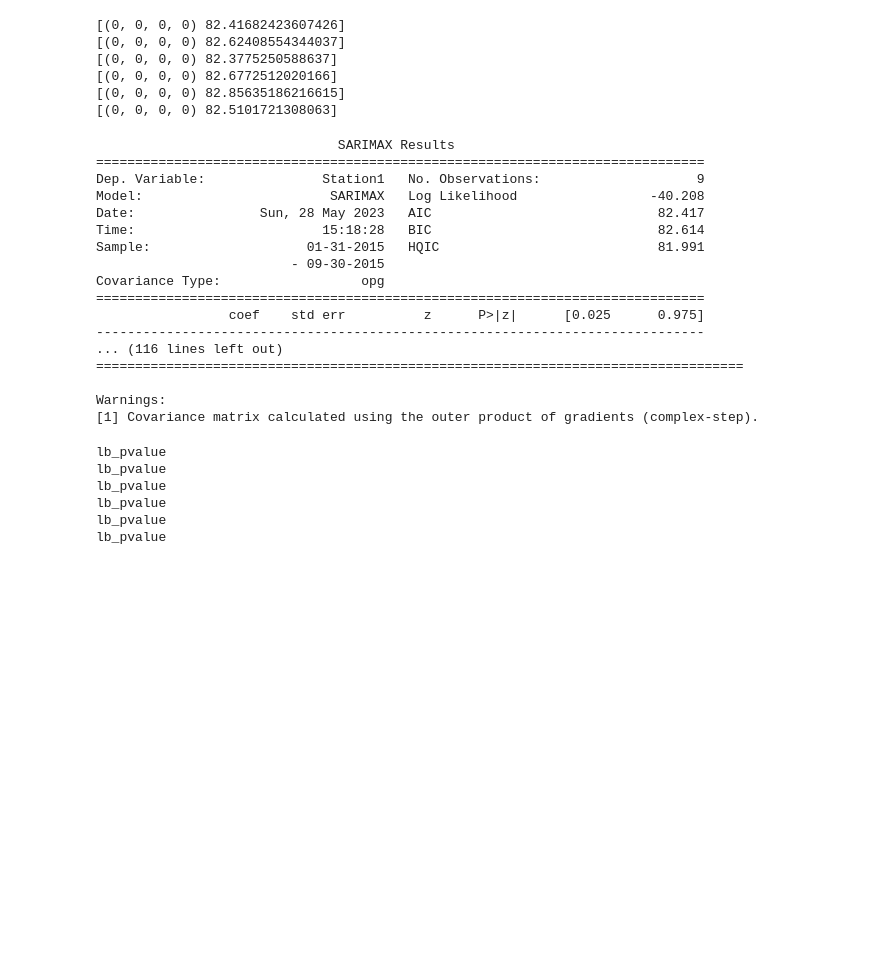
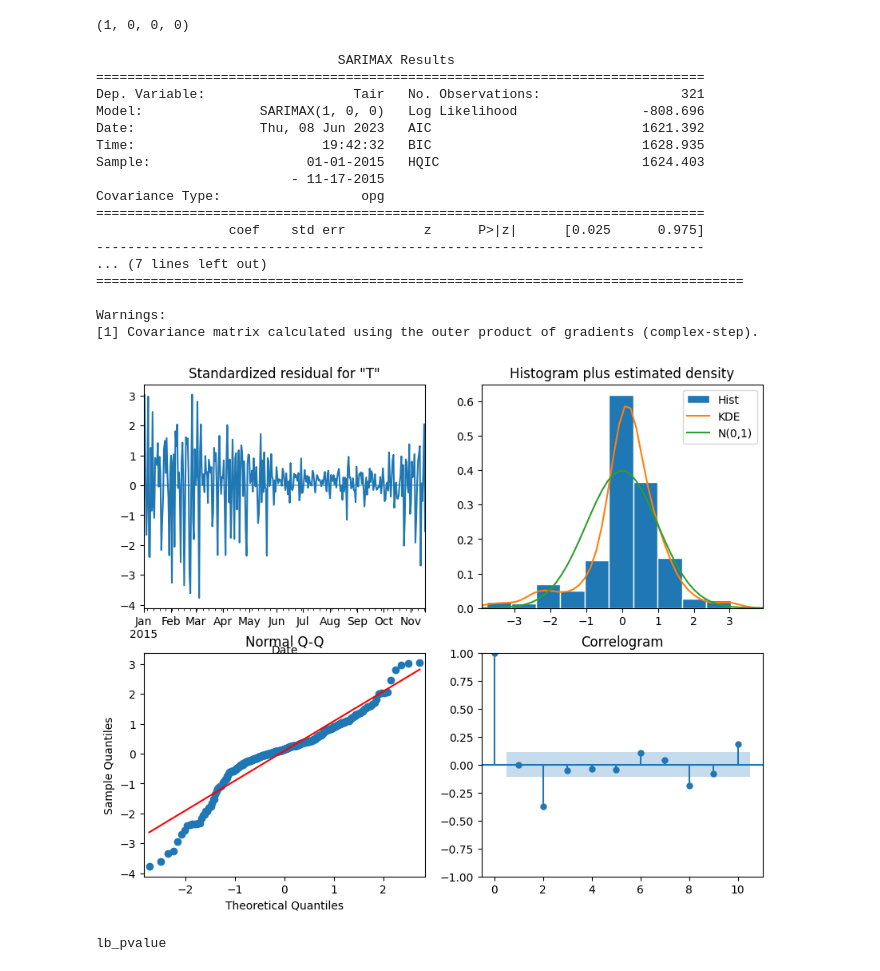
Before and after one commit to kiat/tx-soil-moisture, a Jupyter notebook: notebook/Tair-SARIMA-Model(Unfinished).ipynb, the cells around one changed output. Saved outputs shown, nothing was run; the diff lists cells and outputs as text; code cells hidden in the pictures; blank space fills up the shorter version.

```diff
--- a/notebook/Tair-SARIMA-Model(Unfinished).ipynb
+++ b/notebook/Tair-SARIMA-Model(Unfinished).ipynb
@@ -199,10 +263,10 @@ def optimize_SARIMAX(endog: Union[pd.Series, list], exog: Union[pd.Series, list]
 # %%
 # Define range of values for p, q, P, and Q
 
-ps= range(0, 1, 1)
-qs= range(0, 1, 1)
-Ps= range(0, 1, 1)
-Qs= range(0, 1, 1)
+ps= range(0, 2, 1)
+qs= range(0, 2, 1)
+Ps= range(0, 2, 1)
+Qs= range(0, 2, 1)
 
 # Create list of all unique combinations
 order_list = list(product(ps, qs, Ps, Qs))
@@ -212,8 +276,10 @@ d=0
 D=0
 s=12
 # %%
-SARIMA_result_df_list=[]
+
 
 # Find the (p, d, q) (P, D, Q)m comination with the lowest AIC
-for i, train in enumerate(train_list):
-    SARIMA_result_df_list.append(optimize_SARIMAX(train, None, order_list, d, D, s))
+SARIMA_result = {}
+for feat in sample_feature_dfs.keys():
+    SARIMA_result[feat] = (optimize_SARIMAX(train[feat], None, order_list, d, D, s))
+SARIMA_result['Tair']
@@ -220,66 +304,45 @@ for i, train in enumerate(train_list):
 # %%
 optimal_parameters=[]
-for station in SARIMA_result_df_list:
-    result_array=station.to_numpy()
-    optimal_parameters.append(result_array[0])
-    print(result_array[0])
+result_array=SARIMA_result['Tair']['(p, q, P, Q)']
+result_array[0]
 # %% [output]
-[(0, 0, 0, 0) 82.41682423607426]
-[(0, 0, 0, 0) 82.62408554344037]
-[(0, 0, 0, 0) 82.3775250588637]
-[(0, 0, 0, 0) 82.6772512020166]
-[(0, 0, 0, 0) 82.85635186216615]
-[(0, 0, 0, 0) 82.5101721308063]
+(1, 0, 0, 0)
 # %%
-SARIMA_model_fit_array=[]
 # Fit optimal model to study its residuals
-for i, train in enumerate(train_list):
-    SARIMA_model = SARIMAX(train, order=(result_array[0][0][0], 0, result_array[0][0][1]), seasonal_order = (result_array[0][0][2], 0, result_array[0][0][3], 12))
-    SARIMA_model_fit_array.append(SARIMA_model.fit(disp=False))
-    print(SARIMA_model_fit_array[i].summary())
+
+SARIMA_model = SARIMAX(train, order=(result_array[0][0], 0, result_array[0][1]), seasonal_order = (result_array[0][2], 0, result_array[0][3], 12), enforce_invertibility=False)
+SARIMA_model_fit = SARIMA_model.fit(disp=False)
+print(SARIMA_model_fit.summary())
 # %% [output]
                                SARIMAX Results
 ==============================================================================
-Dep. Variable:               Station1   No. Observations:                    9
-Model:                        SARIMAX   Log Likelihood                 -40.208
-Date:                Sun, 28 May 2023   AIC                             82.417
-Time:                        15:18:28   BIC                             82.614
-Sample:                    01-31-2015   HQIC                            81.991
-                         - 09-30-2015
+Dep. Variable:                   Tair   No. Observations:                  321
+Model:               SARIMAX(1, 0, 0)   Log Likelihood                -808.696
+Date:                Thu, 08 Jun 2023   AIC                           1621.392
+Time:                        19:42:32   BIC                           1628.935
+Sample:                    01-01-2015   HQIC                          1624.403
+                         - 11-17-2015
 Covariance Type:                  opg
 ==============================================================================
                  coef    std err          z      P>|z|      [0.025      0.975]
 ------------------------------------------------------------------------------
-... (116 lines left out)
+... (7 lines left out)
 ===================================================================================
 
 Warnings:
 [1] Covariance matrix calculated using the outer product of gradients (complex-step).
 # %%
 # Plot residual's diagnostics
-for model in SARIMA_model_fit_array:
-    model.plot_diagnostics(figsize=(10,8))
+SARIMA_model_fit.plot_diagnostics(figsize=(10,8));
+# %% [output]
+[figure, added]
 # %%
-lbvalues = []
-pvalues = []
-
 # Run the Ljung-Box test
-for model in SARIMA_model_fit_array:
-    residuals = model.resid
-    lbvalue, pvalue = acorr_ljungbox(residuals, np.arange(1, 3, 1))
-
-    lbvalues.append(lbvalue)
-    pvalues.append(pvalue)
-
-    # Print p-values
-    print(pvalue)
+residuals = SARIMA_model_fit.resid
+lbvalue, pvalue = acorr_ljungbox(residuals, np.arange(1, 3, 1))
+print(pvalue)
 # %% [output]
 lb_pvalue
-lb_pvalue
-lb_pvalue
-lb_pvalue
-lb_pvalue
-lb_pvalue
 # %%
 # Function to preform rolling forcasts
 def rolling_forecast(df: pd.DataFrame, train_len: int, horizon: int, window: int, method: str) -> list:
```
Also changed, not shown: parts of 24 cells of this notebook.
